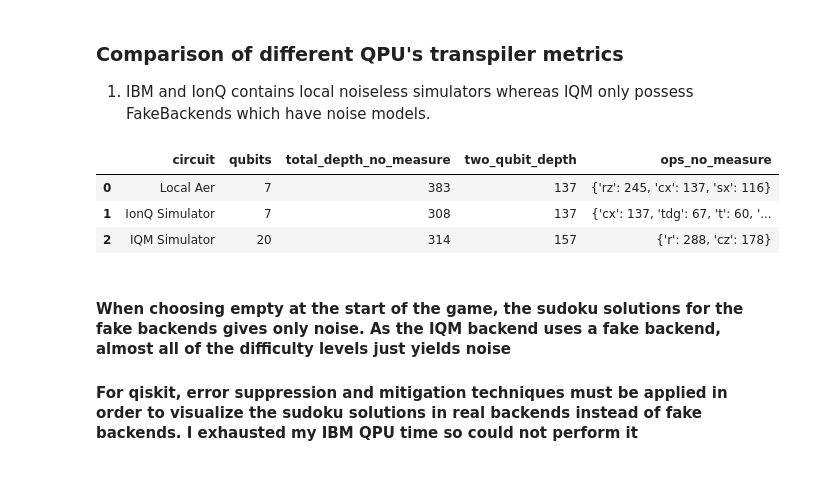
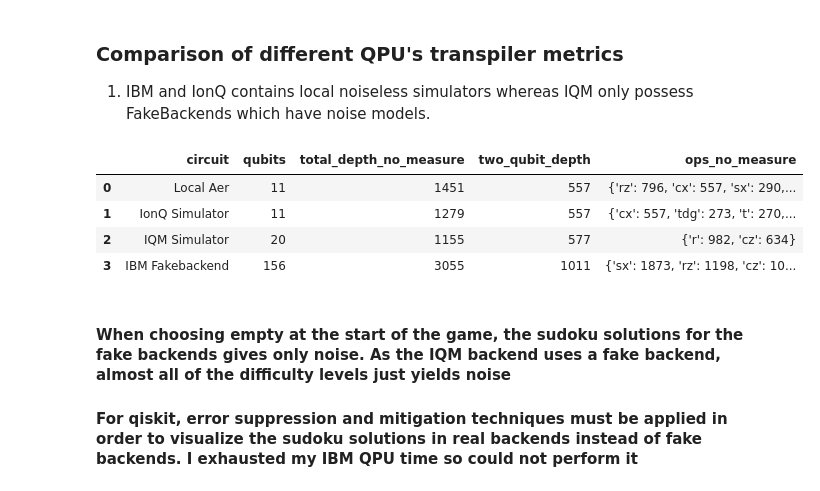
Before and after one commit to s-ramakrishnan1991/3x3_quantum_sudoku, a Jupyter notebook: 03_Grovers_Algorithm_Sudoku.ipynb, the cells around one changed output. Saved outputs shown, nothing was run; the diff lists cells and outputs as text; code cells hidden in the pictures.

```diff
--- a/03_Grovers_Algorithm_Sudoku.ipynb
+++ b/03_Grovers_Algorithm_Sudoku.ipynb
@@ -481,7 +488,7 @@ Techniques included:
 # Optional real-backend run with Runtime Sampler and suppression options
 
 RUN_ON_REAL_BACKEND = True
-SHOTS = 2048
+SHOTS = 10000
 
 real_counts = None
 
@@ -609,7 +620,7 @@ ionq_basis = [
 grover_ionq = transpile(
     grover,
     basis_gates=ionq_basis,
-    optimization_level=3
+    optimization_level=0
 )
 
 print(grover_ionq.count_ops())
@@ -677,18 +688,19 @@ Decoded solution:
 # %%
 comparison = [
     metrics(simulation_circuit, "Local Aer"),
     metrics(grover_ionq, "IonQ Simulator"),
     metrics(tqc, "IQM Simulator"), #(Use qiskit 1.2.4)
-    #metrics(real_circuit, "IBM Fakebackend") #(Use qiskit 2.2)
+    metrics(real_circuit, "IBM Fakebackend") #(Use qiskit 2.2)
 ]
 
 import pandas as pd
 pd.DataFrame(comparison)
 # %% [output]
 |  | circuit | qubits | total_depth_no_measure | two_qubit_depth | ops_no_measure |
-| 0 | Local Aer | 7 | 383 | 137 | {'rz': 245, 'cx': 137, 'sx': 116} |
-| 1 | IonQ Simulator | 7 | 308 | 137 | {'cx': 137, 'tdg': 67, 't': 60, '... |
-| 2 | IQM Simulator | 20 | 314 | 157 | {'r': 288, 'cz': 178} |
+| 0 | Local Aer | 11 | 1451 | 557 | {'rz': 796, 'cx': 557, 'sx': 290,... |
+| 1 | IonQ Simulator | 11 | 1279 | 557 | {'cx': 557, 'tdg': 273, 't': 270,... |
+| 2 | IQM Simulator | 20 | 1155 | 577 | {'r': 982, 'cz': 634} |
+| 3 | IBM Fakebackend | 156 | 3055 | 1011 | {'sx': 1873, 'rz': 1198, 'cz': 10... |
 # %% [markdown]
 #### When choosing empty at the start of the game, the sudoku solutions for the fake backends gives only noise. As the IQM backend uses a fake backend, almost all of the difficulty levels just yields noise
 
```
Also changed, not shown: parts of 15 cells of this notebook, 1 other file.
